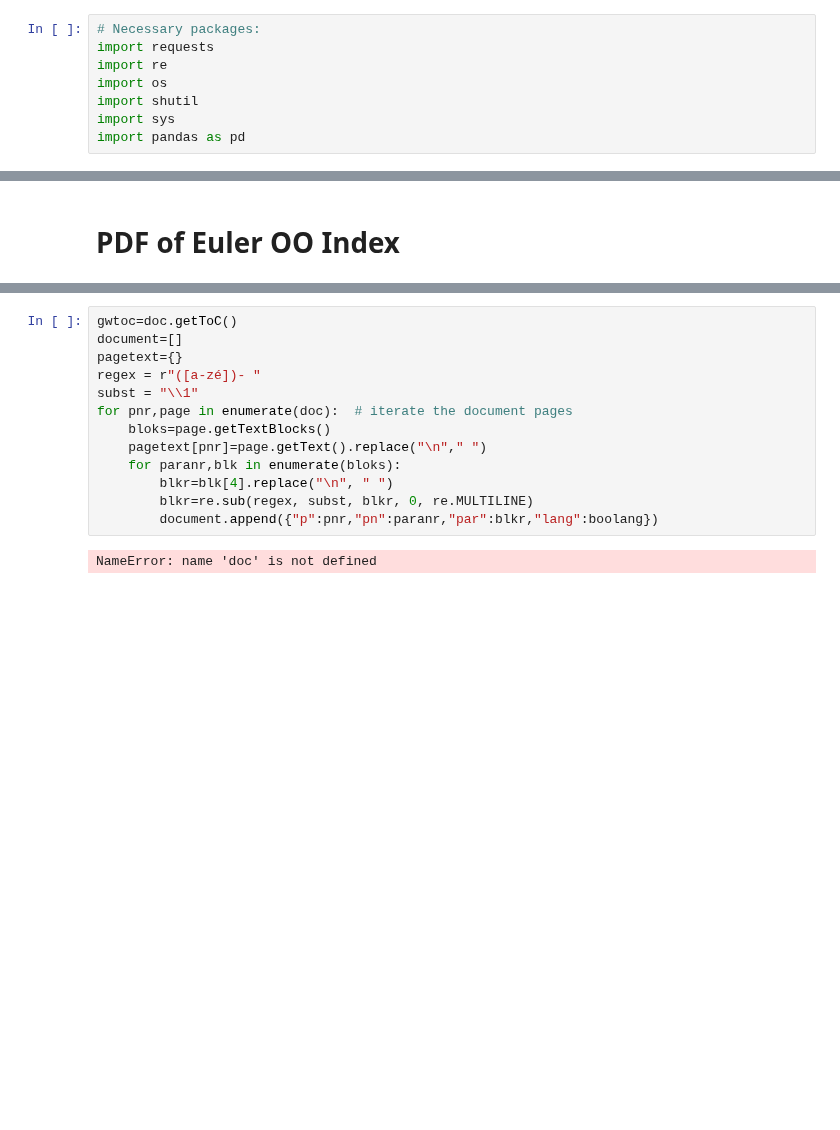
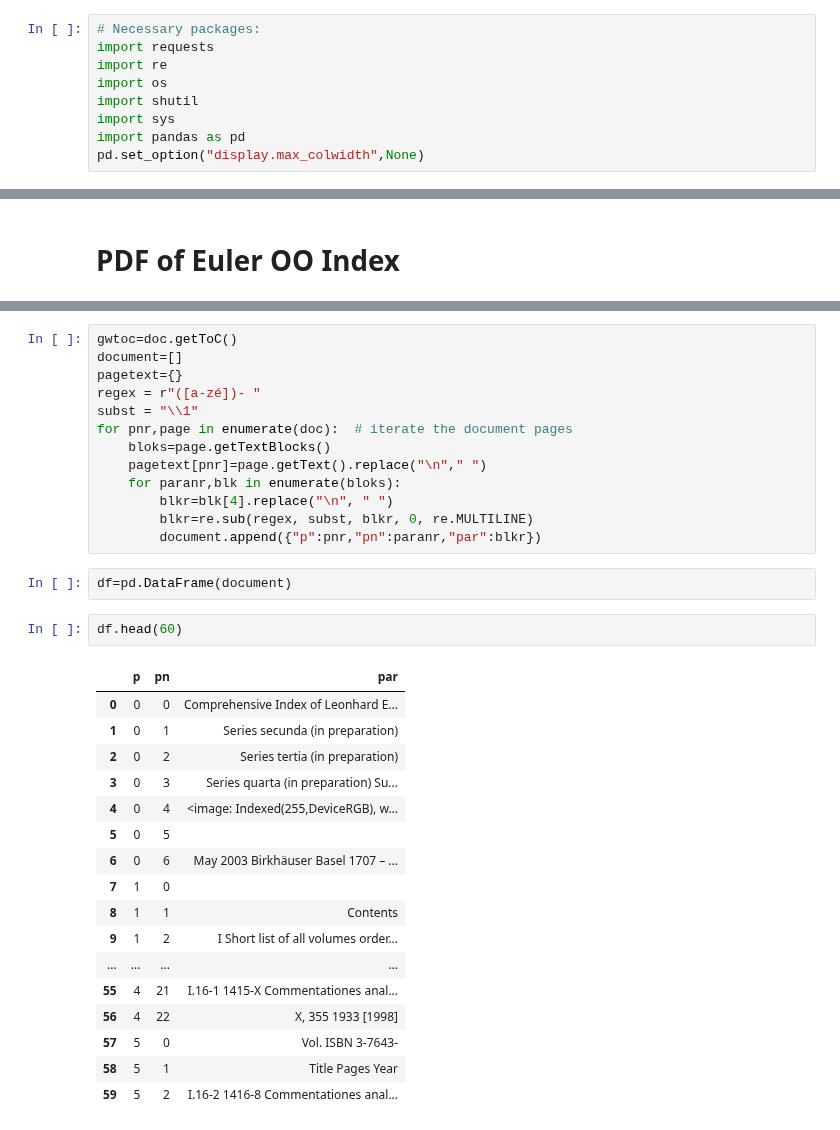
Before and after one commit to grasshoff/Euler, a Jupyter notebook: 101EulerPDF.ipynb, the cells around one changed output, grey strips where cells are left out. Cells and saved outputs as stored; diff of their text form; blank space fills up the shorter version.

```diff
--- a/101EulerPDF.ipynb
+++ b/101EulerPDF.ipynb
@@ -9,6 +9,7 @@ import os
 import shutil
 import sys
 import pandas as pd
+pd.set_option("display.max_colwidth",None)
 # %% [markdown]
 # Euler opera by Euler Society
 # %%
@@ -67,6 +66,26 @@ for pnr,page in enumerate(doc):  # iterate the document pages
     for paranr,blk in enumerate(bloks):
         blkr=blk[4].replace("\n", " ")
         blkr=re.sub(regex, subst, blkr, 0, re.MULTILINE)
-        document.append({"p":pnr,"pn":paranr,"par":blkr,"lang":boolang})
+        document.append({"p":pnr,"pn":paranr,"par":blkr})
-# %% [output]
-NameError: name 'doc' is not defined
+# %%
+df=pd.DataFrame(document)
+# %%
+df.head(60)
+# %% [output]
+|  | p | pn | par |
+| 0 | 0 | 0 | Comprehensive Index of Leonhard E... |
+| 1 | 0 | 1 | Series secunda (in preparation) |
+| 2 | 0 | 2 | Series tertia (in preparation) |
+| 3 | 0 | 3 | Series quarta (in preparation) Su... |
+| 4 | 0 | 4 | <image: Indexed(255,DeviceRGB), w... |
+| 5 | 0 | 5 |  |
+| 6 | 0 | 6 | May 2003 Birkhäuser Basel 1707 – ... |
+| 7 | 1 | 0 |  |
+| 8 | 1 | 1 | Contents |
+| 9 | 1 | 2 | I Short list of all volumes order... |
+| ... | ... | ... | ... |
+| 55 | 4 | 21 | I.16-1 1415-X Commentationes anal... |
+| 56 | 4 | 22 | X, 355 1933 [1998] |
+| 57 | 5 | 0 | Vol. ISBN 3-7643- |
+| 58 | 5 | 1 | Title Pages Year |
+| 59 | 5 | 2 | I.16-2 1416-8 Commentationes anal... |
```
Also changed, not shown: parts of 1 cell of this notebook.
